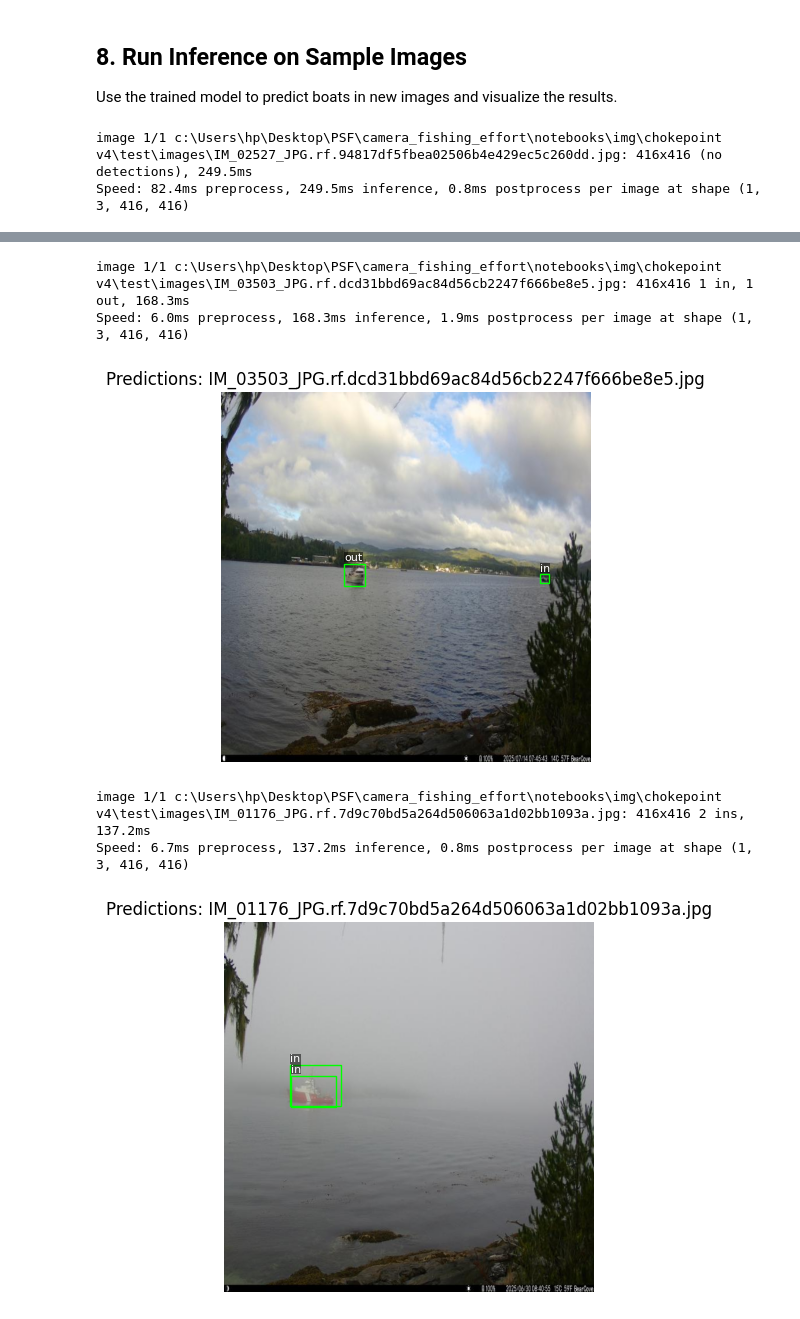
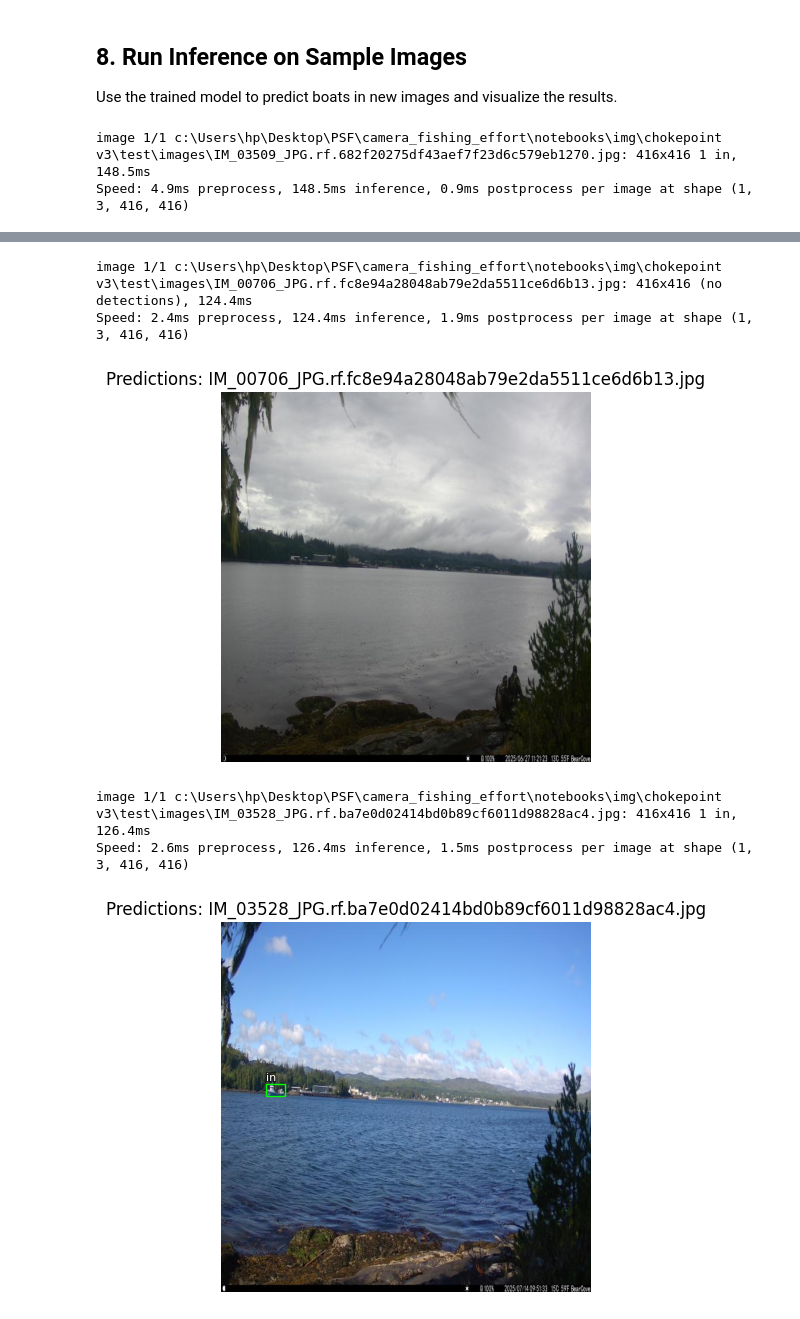
Before and after one commit to riyaeliza123/camera_fishing_effort, a Jupyter notebook: notebooks/chokepoint_model_training.ipynb, the cells around one changed output, grey strips where cells are left out. Saved outputs shown, nothing was run; the diff lists cells and outputs as text; code cells hidden in the pictures.

```diff
--- a/notebooks/chokepoint_model_training.ipynb
+++ b/notebooks/chokepoint_model_training.ipynb
@@ -238,7 +238,7 @@ Results saved to C:\Users\hp\Desktop\PSF\camera_fishing_effort\notebooks\runs\de
 # %%
 # Show predictions on a few random validation images
 
-val_img_dir = 'img\\chokepoint v4\\valid\\images'
+val_img_dir = 'img\\chokepoint v3\\valid\\images'
 val_imgs = [os.path.join(val_img_dir, f) for f in os.listdir(val_img_dir) if f.endswith(('.jpg', '.png'))]
 for img_path in random.sample(val_imgs, min(3, len(val_imgs))):
     results = model_trained(img_path)
@@ -275,7 +275,7 @@ Use the trained model to predict boats in new images and visualize the results.
 # %%
 # Inference on new test images
 
-test_img_dir = 'img\\chokepoint v4\\test\\images'
+test_img_dir = 'img\\chokepoint v3\\test\\images'
 test_imgs = [os.path.join(test_img_dir, f) for f in os.listdir(test_img_dir) if f.endswith(('.jpg', '.png'))]
 for img_path in random.sample(test_imgs, min(3, len(test_imgs))):
     results = model_trained(img_path)
@@ -294,5 +294,5 @@ for img_path in random.sample(test_imgs, min(3, len(test_imgs))):
     plt.title(f'Predictions: {os.path.basename(img_path)}')
     plt.show()
 # %% [output]
-image 1/1 c:\Users\hp\Desktop\PSF\camera_fishing_effort\notebooks\img\chokepoint v4\test\images\IM_02527_JPG.rf.94817df5fbea02506b4e429ec5c260dd.jpg: 416x416 (no detections), 249.5ms
-Speed: 82.4ms preprocess, 249.5ms inference, 0.8ms postprocess per image at shape (1, 3, 416, 416)
+image 1/1 c:\Users\hp\Desktop\PSF\camera_fishing_effort\notebooks\img\chokepoint v3\test\images\IM_03509_JPG.rf.682f20275df43aef7f23d6c579eb1270.jpg: 416x416 1 in, 148.5ms
+Speed: 4.9ms preprocess, 148.5ms inference, 0.9ms postprocess per image at shape (1, 3, 416, 416)
@@ -300,6 +300,6 @@ Speed: 82.4ms preprocess, 249.5ms inference, 0.8ms postprocess per image at shap
-image 1/1 c:\Users\hp\Desktop\PSF\camera_fishing_effort\notebooks\img\chokepoint v4\test\images\IM_03503_JPG.rf.dcd31bbd69ac84d56cb2247f666be8e5.jpg: 416x416 1 in, 1 out, 168.3ms
-Speed: 6.0ms preprocess, 168.3ms inference, 1.9ms postprocess per image at shape (1, 3, 416, 416)
+image 1/1 c:\Users\hp\Desktop\PSF\camera_fishing_effort\notebooks\img\chokepoint v3\test\images\IM_00706_JPG.rf.fc8e94a28048ab79e2da5511ce6d6b13.jpg: 416x416 (no detections), 124.4ms
+Speed: 2.4ms preprocess, 124.4ms inference, 1.9ms postprocess per image at shape (1, 3, 416, 416)
-[figure, old version]
+[figure, new version]
-image 1/1 c:\Users\hp\Desktop\PSF\camera_fishing_effort\notebooks\img\chokepoint v4\test\images\IM_01176_JPG.rf.7d9c70bd5a264d506063a1d02bb1093a.jpg: 416x416 2 ins, 137.2ms
-Speed: 6.7ms preprocess, 137.2ms inference, 0.8ms postprocess per image at shape (1, 3, 416, 416)
+image 1/1 c:\Users\hp\Desktop\PSF\camera_fishing_effort\notebooks\img\chokepoint v3\test\images\IM_03528_JPG.rf.ba7e0d02414bd0b89cf6011d98828ac4.jpg: 416x416 1 in, 126.4ms
+Speed: 2.6ms preprocess, 126.4ms inference, 1.5ms postprocess per image at shape (1, 3, 416, 416)
-[figure, old version]
+[figure, new version]
```
Also changed, not shown: parts of 9 cells of this notebook, 53 other files.
